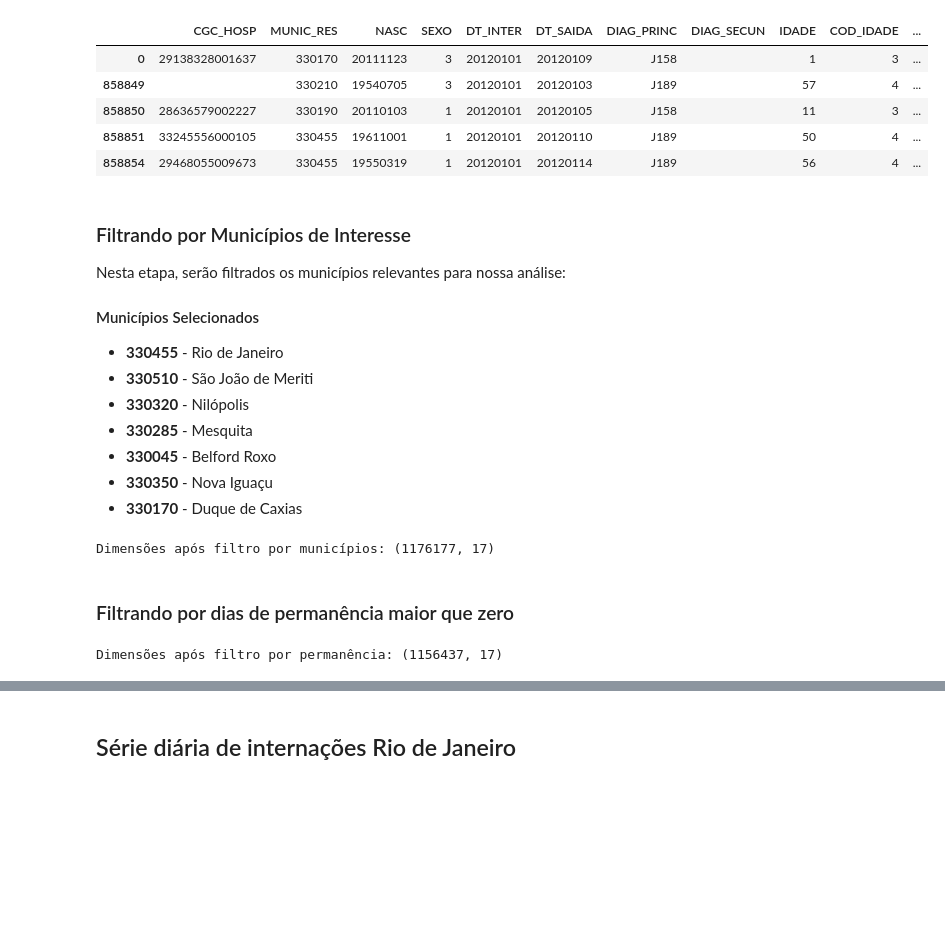
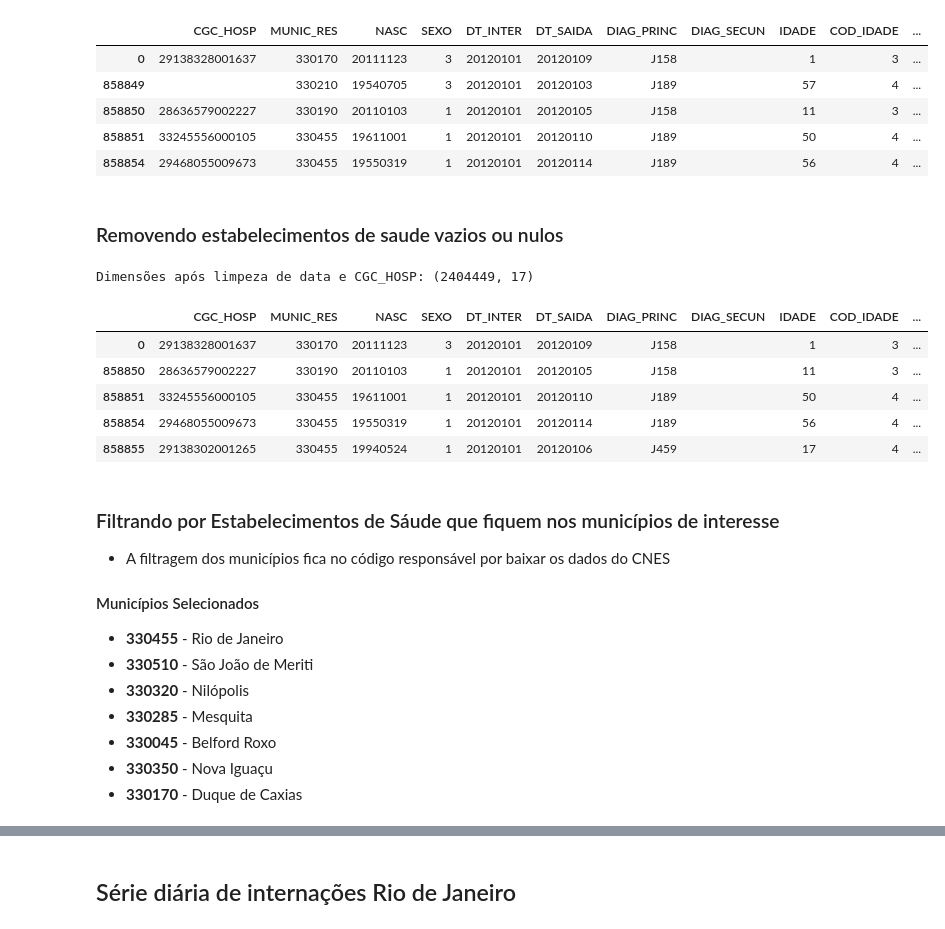
Before and after one commit to AILAB-CEFET-RJ/qualiar, a Jupyter notebook: Code/2 - TreatRawData/DataSus/treat_raw_hospitalizations.ipynb, the cells around one changed output, grey strips where cells are left out. Saved outputs shown, nothing was run; the diff lists cells and outputs as text; code cells hidden in the pictures; blank space fills up the shorter version.

```diff
--- a/Code/2 - TreatRawData/DataSus/treat_raw_hospitalizations.ipynb
+++ b/Code/2 - TreatRawData/DataSus/treat_raw_hospitalizations.ipynb
@@ -267,10 +267,27 @@ First 5 rows of filtered data:
 | 858850 | 28636579002227 | 330190 | 20110103 | 1 | 20120101 | 20120105 | J158 |  | 11 | 3 | ... |
 | 858851 | 33245556000105 | 330455 | 19611001 | 1 | 20120101 | 20120110 | J189 |  | 50 | 4 | ... |
 | 858854 | 29468055009673 | 330455 | 19550319 | 1 | 20120101 | 20120114 | J189 |  | 56 | 4 | ... |
+# %% [markdown]
+### Removendo estabelecimentos de saude vazios ou nulos
+# %%
+sus_filtrado = sus_filtrado[
+    sus_filtrado['CGC_HOSP'].notna()
+    & (sus_filtrado['CGC_HOSP'] != '')
+].copy()
+
+print("Dimensões após limpeza de data e CGC_HOSP:", sus_filtrado.shape)
+display(sus_filtrado.head())
+# %% [output]
+Dimensões após limpeza de data e CGC_HOSP: (2404449, 17)
+|  | CGC_HOSP | MUNIC_RES | NASC | SEXO | DT_INTER | DT_SAIDA | DIAG_PRINC | DIAG_SECUN | IDADE | COD_IDADE | ... |
+| 0 | 29138328001637 | 330170 | 20111123 | 3 | 20120101 | 20120109 | J158 |  | 1 | 3 | ... |
+| 858850 | 28636579002227 | 330190 | 20110103 | 1 | 20120101 | 20120105 | J158 |  | 11 | 3 | ... |
+| 858851 | 33245556000105 | 330455 | 19611001 | 1 | 20120101 | 20120110 | J189 |  | 50 | 4 | ... |
+| 858854 | 29468055009673 | 330455 | 19550319 | 1 | 20120101 | 20120114 | J189 |  | 56 | 4 | ... |
+| 858855 | 29138302001265 | 330455 | 19940524 | 1 | 20120101 | 20120106 | J459 |  | 17 | 4 | ... |
 # %% [markdown]
-### Filtrando por Municípios de Interesse
-
-Nesta etapa, serão filtrados os municípios relevantes para nossa análise:
+### Filtrando por Estabelecimentos de Sáude que fiquem nos municípios de interesse
+- A filtragem dos municípios fica no código responsável por baixar os dados do CNES
 
 #### Municípios Selecionados
 
@@ -281,21 +298,3 @@ Nesta etapa, serão filtrados os municípios relevantes para nossa análise:
 - **330045** - Belford Roxo
 - **330350** - Nova Iguaçu
 - **330170** - Duque de Caxias
-# %%
-municipios_interesse = ['330455','330510','330320','330285','330045','330350','330170']
-
-sus_filtrado = sus_filtrado[sus_filtrado['MUNIC_RES'].isin(municipios_interesse)]
-
-print("Dimensões após filtro por municípios:", sus_filtrado.shape)
-# %% [output]
-Dimensões após filtro por municípios: (1176177, 17)
-# %% [markdown]
-### Filtrando por dias de permanência maior que zero
-# %%
-sus_filtrado['DIAS_PERM'] = pd.to_numeric(sus_filtrado['DIAS_PERM'], errors='coerce')
-
-sus_filtrado = sus_filtrado[sus_filtrado['DIAS_PERM'] > 0]
-
-print("Dimensões após filtro por permanência:", sus_filtrado.shape)
-# %% [output]
-Dimensões após filtro por permanência: (1156437, 17)
```
Also changed, not shown: parts of 12 cells of this notebook, 5 other files.
